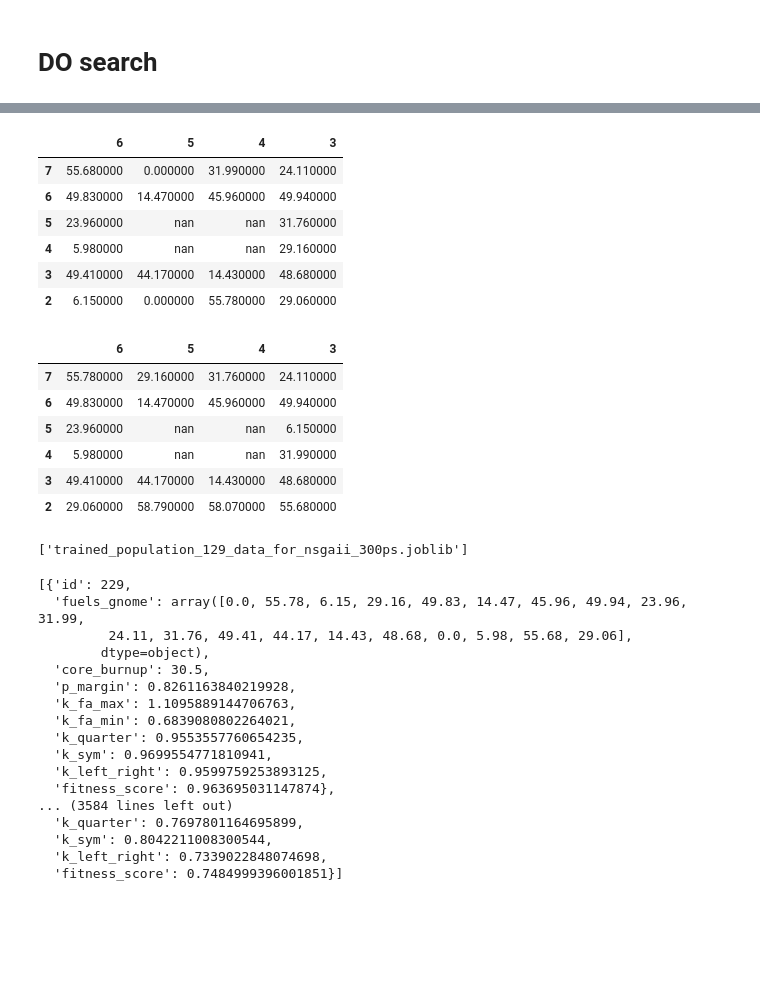
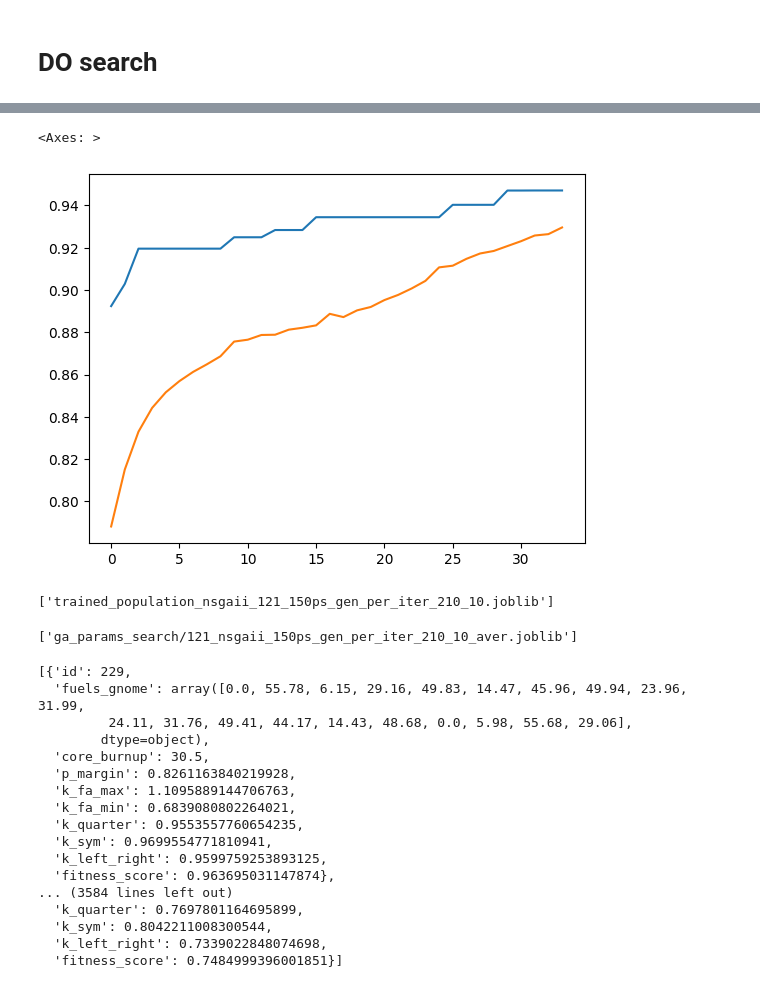
Before and after one commit to mrzlkaaa/core_ununiformity, a Jupyter notebook: main/NSGAii_1.ipynb, the cells around one changed output, grey strips where cells are left out. Cells and saved outputs as stored; diff of their text form; code cells hidden in the pictures; blank space fills up the shorter version.

```diff
--- a/main/NSGAii_1.ipynb
+++ b/main/NSGAii_1.ipynb
@@ -119,3 +123,6 @@ True
+# %%
+for i in range(1,1):
+    print(i)
 # %%
 random.seed(42)
 trained_population = ga.search(
@@ -174,30 +197,31 @@ dis.display(
-# %%
-dis.display(trained_population[2]["fuels_gnome"])
-# %% [output]
-|  | 6 | 5 | 4 | 3 |
-| 7 | 55.680000 | 0.000000 | 31.990000 | 24.110000 |
-| 6 | 49.830000 | 14.470000 | 45.960000 | 49.940000 |
-| 5 | 23.960000 | nan | nan | 31.760000 |
-| 4 | 5.980000 | nan | nan | 29.160000 |
-| 3 | 49.410000 | 44.170000 | 14.430000 | 48.680000 |
-| 2 | 6.150000 | 0.000000 | 55.780000 | 29.060000 |
-# %%
-dis.display(trained_population[-1]["fuels_gnome"])
-# %% [output]
-|  | 6 | 5 | 4 | 3 |
-| 7 | 55.780000 | 29.160000 | 31.760000 | 24.110000 |
-| 6 | 49.830000 | 14.470000 | 45.960000 | 49.940000 |
-| 5 | 23.960000 | nan | nan | 6.150000 |
-| 4 | 5.980000 | nan | nan | 31.990000 |
-| 3 | 49.410000 | 44.170000 | 14.430000 | 48.680000 |
-| 2 | 29.060000 | 58.790000 | 58.070000 | 55.680000 |
+# %%
+fs = [i["fitness_score"] for i in ga._best_per_iter]
+fs_aver = [i for i in ga._aver_score_per_iter]
+# %%
+sns.lineplot(fs[:])
+sns.lineplot(fs_aver[:])
+# %% [output]
+<Axes: >
+[figure, added]
 # %%
 dump(
     trained_population,
-    "trained_population_129_data_for_nsgaii_300ps.joblib"
+    "trained_population_nsgaii_121_150ps_gen_per_iter_210_10.joblib"
 )
 # %% [output]
-['trained_population_129_data_for_nsgaii_300ps.joblib']
+['trained_population_nsgaii_121_150ps_gen_per_iter_210_10.joblib']
+# %%
+
+dump(
+    fs,
+    f"ga_params_search/121_nsgaii_150ps_gen_per_iter_210_10_best.joblib"
+)
+dump(
+    fs_aver,
+    f"ga_params_search/121_nsgaii_150ps_gen_per_iter_210_10_aver.joblib"
+)
+# %% [output]
+['ga_params_search/121_nsgaii_150ps_gen_per_iter_210_10_aver.joblib']
 # %%
 gen_results = load("trained_population_129_p_ksym_kquar_300ps.joblib")
 # %%
```
Also changed, not shown: parts of 9 cells of this notebook, 4 other files.
